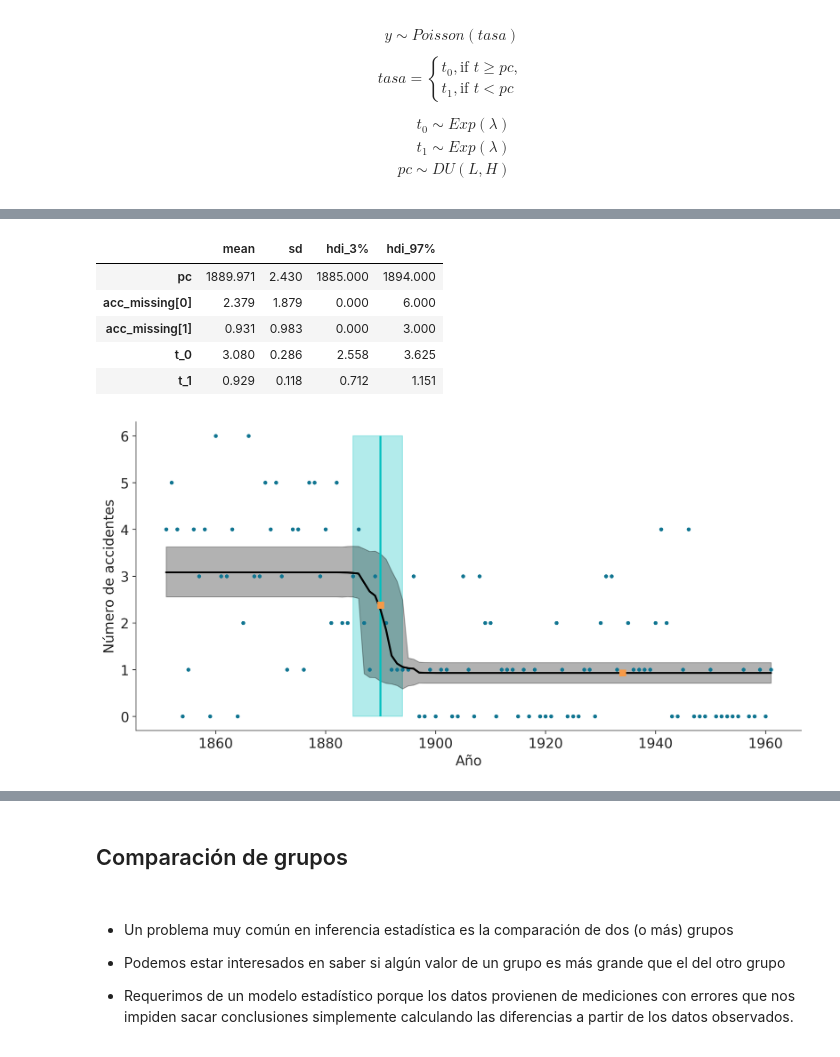
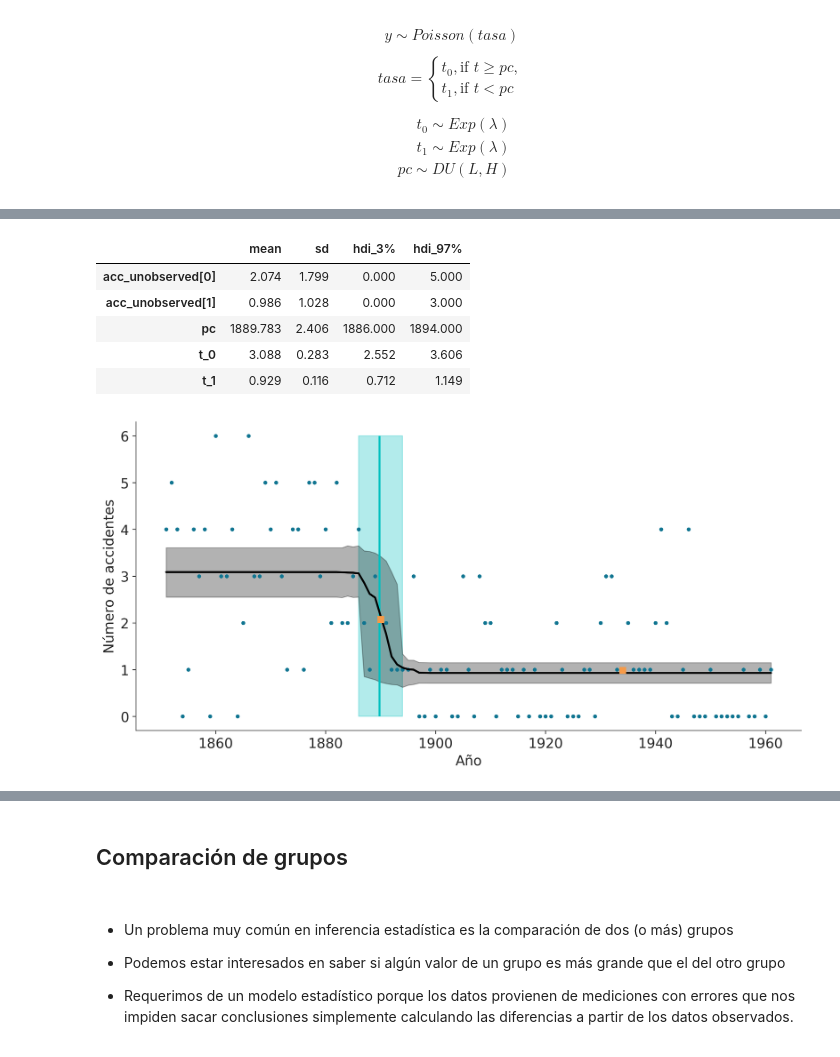
Before and after one commit to LCD-UNSAM/estadistica_e_inferencia_II, a Jupyter notebook: diapo/diapo_02.ipynb, the cells around one changed output, grey strips where cells are left out. Drawn from its saved outputs; the diff is of its cells as text; code cells hidden in the pictures.

```diff
--- a/diapo/diapo_02.ipynb
+++ b/diapo/diapo_02.ipynb
@@ -291,15 +295,17 @@ pc \sim DU(L, H)
 # %%
 with pm.Model() as modelo_cat:
 
-    pc = pm.DiscreteUniform('pc', lower=años.min(), upper=años.max())
+    pc = pm.DiscreteUniform("pc", lower=años.min(), upper=años.max())
 
-    t_0 = pm.Exponential('t_0', 1)
-    t_1 = pm.Exponential('t_1', 1)
+    # Priors para las tasas antes y después del cambio.
+    t_0 = pm.Exponential("t_0", 1)
+    t_1 = pm.Exponential("t_1", 1)
 
+    # Asignamos las tasas a los años de acuerdo a pc
     tasa = pm.Deterministic("tasa", pm.math.switch(pc >= años, t_0, t_1))
 
-    acc = pm.Poisson('acc', tasa, observed=accidentes)
-    idata_cat = pm.sample(1000, random_seed=1791)
+    acc = pm.Poisson("acc", tasa, observed=accidentes)
+    idata_cat = pm.sample(1000, random_seed=1791, idata_kwargs={"log_likelihood": True})
 # %% [output]
 Multiprocess sampling (4 chains in 4 jobs)
 CompoundStep
@@ -321,36 +330,46 @@ pz.Exponential(1).plot_pdf()
 # %%
-az.summary(idata_cat, kind="stats", var_names=["~tasa"])
+az.summary(idata_cat, kind="stats", var_names=["~tasa", "~acc"])
 # %% [output]
 |  | mean | sd | hdi_3% | hdi_97% |
-| pc | 1889.971 | 2.430 | 1885.000 | 1894.000 |
-| acc_missing[0] | 2.379 | 1.879 | 0.000 | 6.000 |
-| acc_missing[1] | 0.931 | 0.983 | 0.000 | 3.000 |
-| t_0 | 3.080 | 0.286 | 2.558 | 3.625 |
-| t_1 | 0.929 | 0.118 | 0.712 | 1.151 |
+| acc_unobserved[0] | 2.074 | 1.799 | 0.000 | 5.000 |
+| acc_unobserved[1] | 0.986 | 1.028 | 0.000 | 3.000 |
+| pc | 1889.783 | 2.406 | 1886.000 | 1894.000 |
+| t_0 | 3.088 | 0.283 | 2.552 | 3.606 |
+| t_1 | 0.929 | 0.116 | 0.712 | 1.149 |
 # %%
-tasa_mean = idata_cat.posterior['tasa'].mean(("chain", "draw"))
+tasa_mean = idata_cat.posterior["tasa"].mean(("chain", "draw"))
 tasa_hdi = az.hdi(idata_cat.posterior["tasa"].values)
-pc_hdi = az.hdi(idata_cat.posterior['pc'])["pc"]
+pc_hdi = az.hdi(idata_cat.posterior["pc"])["pc"]
 
 _, ax = plt.subplots(figsize=(10, 5), sharey=True)
-ax.plot(años, accidentes, '.')
+ax.plot(años, accidentes, ".")
 
 ax.set_ylabel("Número de accidentes")
-ax.set_xlabel("Año");
+ax.set_xlabel("Año")
 
-ax.vlines(idata_cat.posterior['pc'].mean(("chain", "draw")),
-          accidentes.min(),
-          accidentes.max(),
-          color='C1', lw=2)
+ax.vlines(
+    idata_cat.posterior["pc"].mean(("chain", "draw")),
+    accidentes.min(),
+    accidentes.max(),
+    color="C1",
+    lw=2,
+)
 
 
-ax.fill_betweenx([accidentes.min(), accidentes.max()], pc_hdi[0], pc_hdi[1], alpha=0.3, color='C1')
-ax.plot(años, tasa_mean,  'k', lw=2);
-ax.fill_between(años, tasa_hdi[:,0], tasa_hdi[:,1], alpha=0.3, color='k')
+ax.fill_betweenx(
+    [accidentes.min(), accidentes.max()], pc_hdi[0], pc_hdi[1], alpha=0.3, color="C1"
+)
+ax.plot(años, tasa_mean, "k", lw=2)
+ax.fill_between(años, tasa_hdi[:, 0], tasa_hdi[:, 1], alpha=0.3, color="k")
 
-faltante0 = idata_cat.posterior["acc_missing"].sel(acc_missing_dim_0=0).mean(("chain", "draw"))
-faltante1 = idata_cat.posterior["acc_missing"].sel(acc_missing_dim_0=1).mean(("chain", "draw"))
+
+faltante0 = (
+    idata_cat.posterior["acc_unobserved"].sel(acc_unobserved_dim_0=0).mean(("chain", "draw"))
+)
+faltante1 = (
+    idata_cat.posterior["acc_unobserved"].sel(acc_unobserved_dim_0=1).mean(("chain", "draw"))
+)
 
 ax.plot(años[np.isnan(accidentes)], [faltante0, faltante1], "C2s");
 # %% [output]
-[figure, old version]
+[figure, new version]
```
Also changed, not shown: parts of 24 cells of this notebook, 1 other file.
